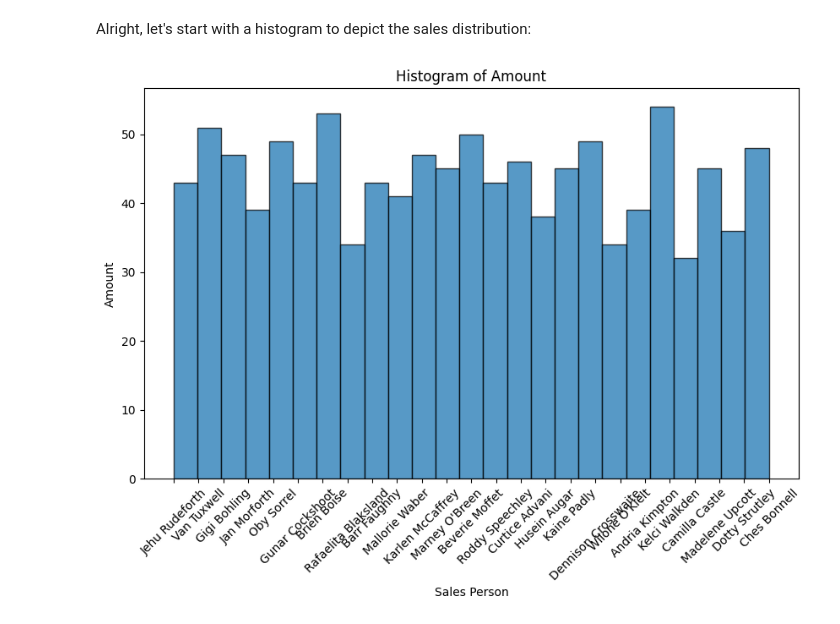
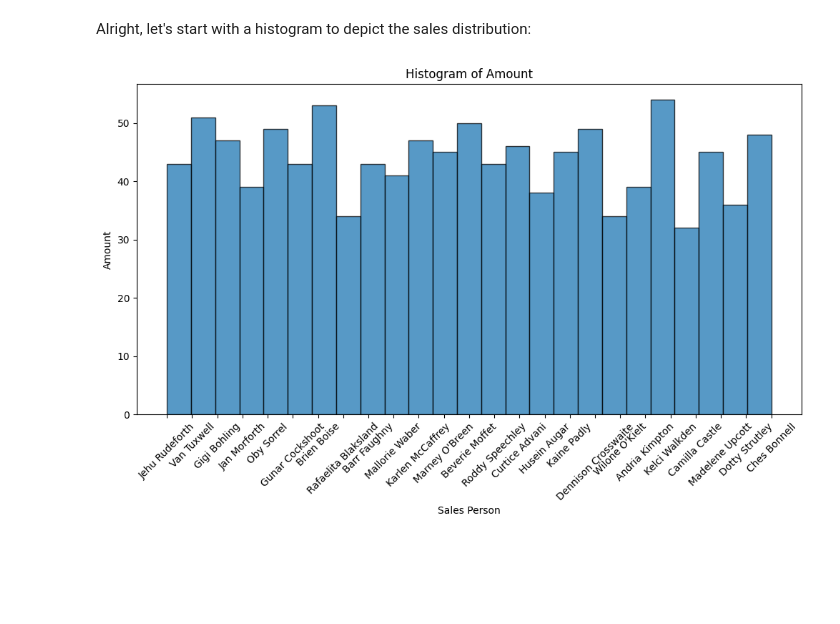
Before and after one commit to ToblerX/csv_analysis, a Jupyter notebook: Chocolate Sales Analysis.ipynb, the cells around one changed output. Saved outputs shown, nothing was run; the diff lists cells and outputs as text; code cells hidden in the pictures; blank space fills up the shorter version.

```diff
--- a/Chocolate Sales Analysis.ipynb
+++ b/Chocolate Sales Analysis.ipynb
@@ -130,12 +131,12 @@ import matplotlib.pyplot as plt
 # %% [markdown]
 Alright, let's start with a histogram to depict the sales distribution:
 # %%
-plt.figure(figsize = (10,6))
+plt.figure(figsize = (12,6))
 plt.hist(data['SalesPerson'], bins = 25, edgecolor = 'black', alpha = 0.75)
 plt.xlabel('Sales Person')
 plt.ylabel('Amount')
 plt.xticks(rotation = 45)
 plt.title('Histogram of Amount')
 plt.show()
 # %% [output]
-[figure, old version]
+[figure, new version]
```
Also changed, not shown: parts of 4 cells of this notebook.
